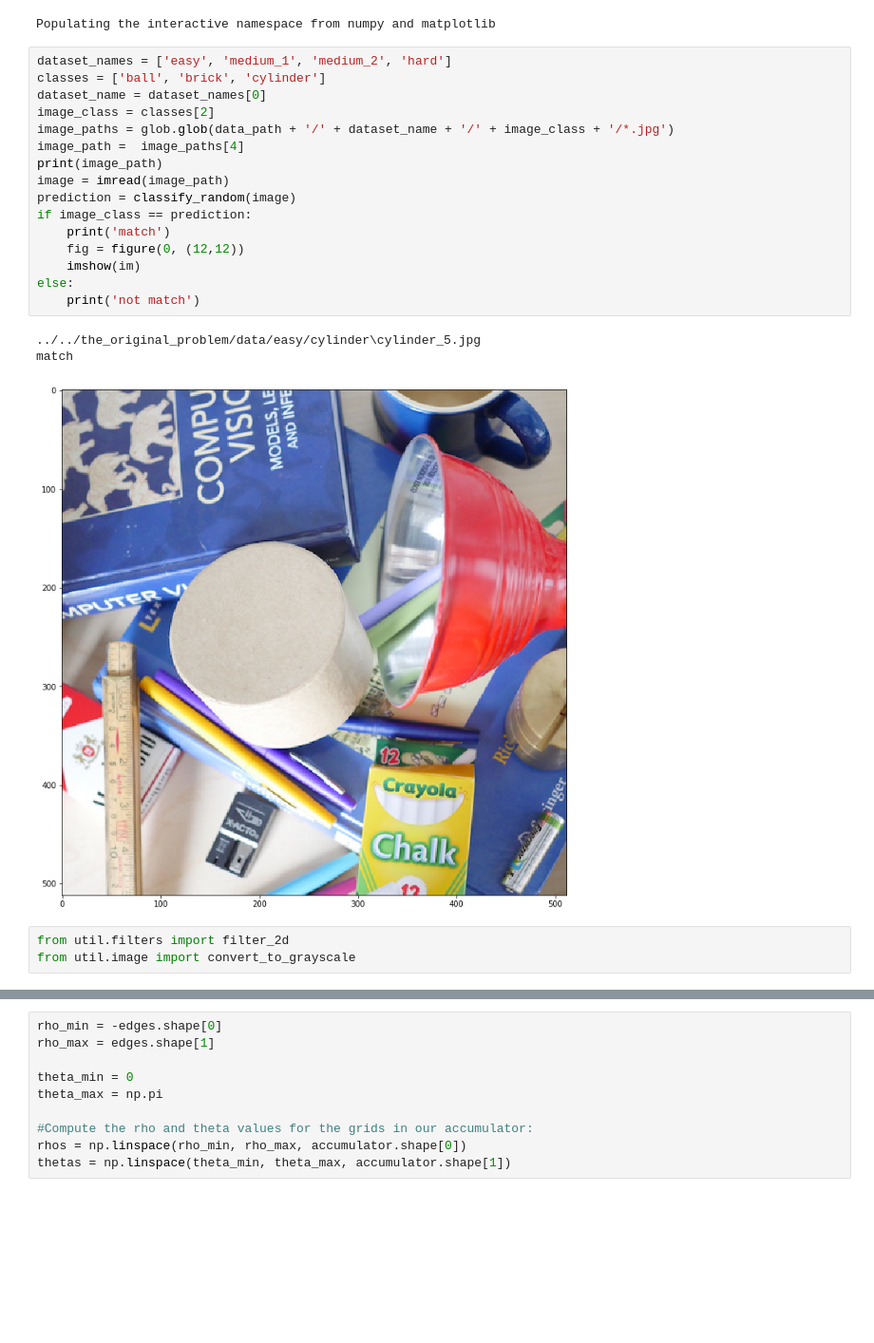
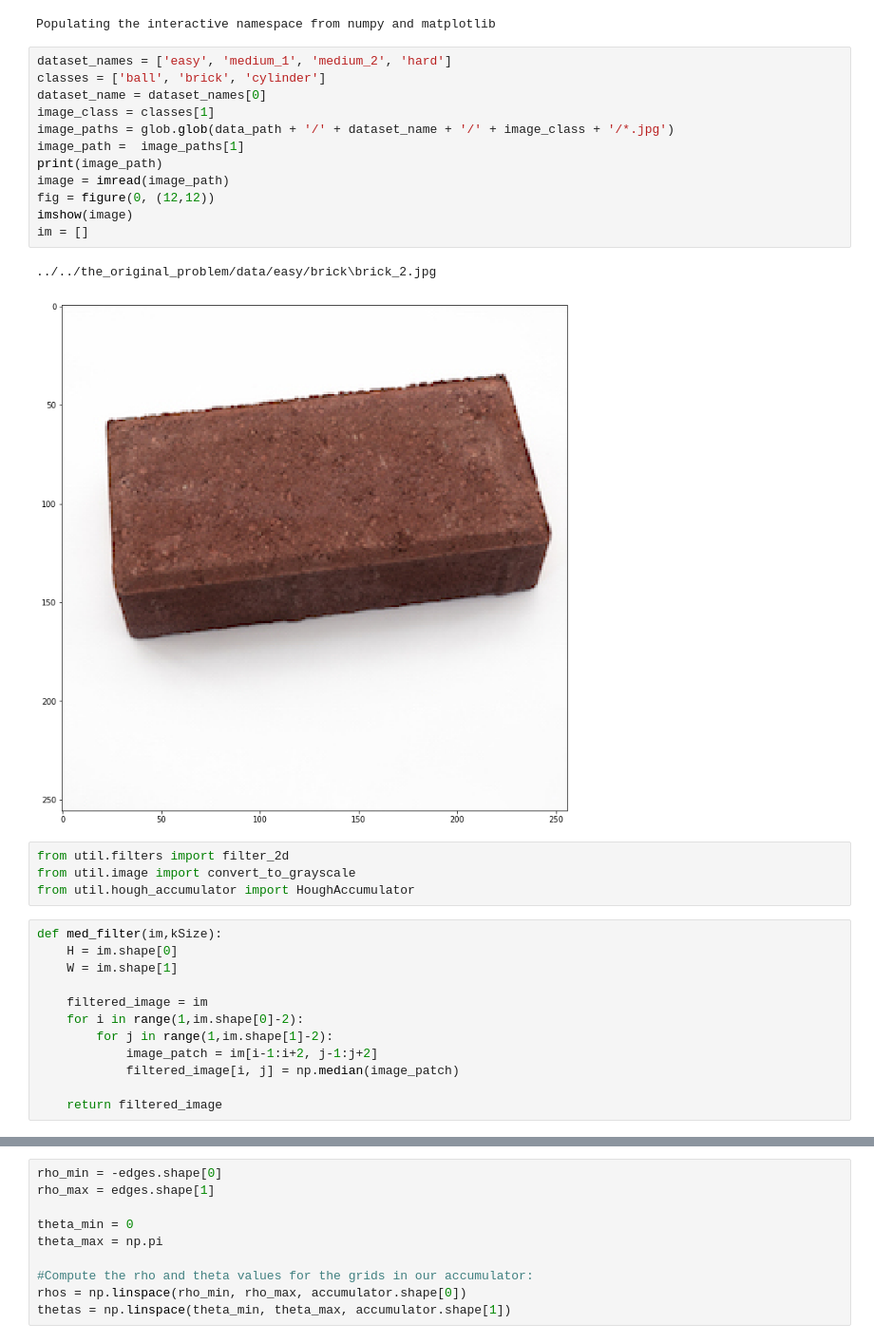
Before and after one commit to Deep419/Computer-Vision, a Jupyter notebook: challenges/the_original_problem/code.ipynb, the cells around one changed output, grey strips where cells are left out. Shown: that part at 95% size. Drawn from its saved outputs; the diff is of its cells as text; blank space fills up the shorter version.

```diff
--- a/challenges/the_original_problem/code.ipynb
+++ b/challenges/the_original_problem/code.ipynb
@@ -173,23 +175,31 @@ Populating the interactive namespace from numpy and matplotlib
 # %%
 dataset_names = ['easy', 'medium_1', 'medium_2', 'hard']
 classes = ['ball', 'brick', 'cylinder']
 dataset_name = dataset_names[0]
-image_class = classes[2]
+image_class = classes[1]
 image_paths = glob.glob(data_path + '/' + dataset_name + '/' + image_class + '/*.jpg')
-image_path =  image_paths[4]
+image_path =  image_paths[1]
 print(image_path)
 image = imread(image_path)
-prediction = classify_random(image)
-if image_class == prediction:
-    print('match')
-    fig = figure(0, (12,12))
-    imshow(im)
-else:
-    print('not match')
+fig = figure(0, (12,12))
+imshow(image)
+im = []
 # %% [output]
-../../the_original_problem/data/easy/cylinder\cylinder_5.jpg
-match
+../../the_original_problem/data/easy/brick\brick_2.jpg
-[figure, old version]
+[figure, new version]
 # %%
 from util.filters import filter_2d
 from util.image import convert_to_grayscale
+from util.hough_accumulator import HoughAccumulator
+# %%
+def med_filter(im,kSize):
+    H = im.shape[0]
+    W = im.shape[1]
+
+    filtered_image = im
+    for i in range(1,im.shape[0]-2):
+        for j in range(1,im.shape[1]-2):
+            image_patch = im[i-1:i+2, j-1:j+2]
+            filtered_image[i, j] = np.median(image_patch)
+
+    return filtered_image
```
Also changed, not shown: parts of 32 cells of this notebook, 1 other file.
